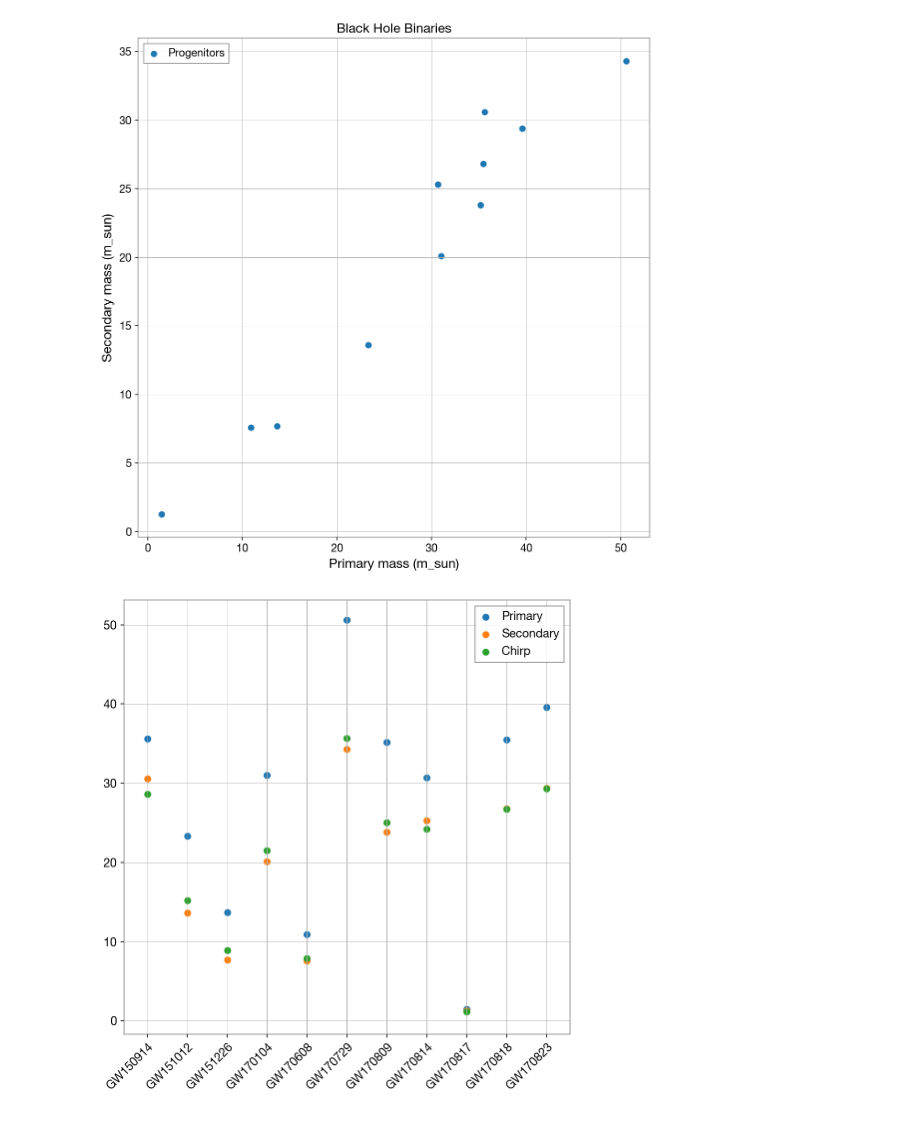
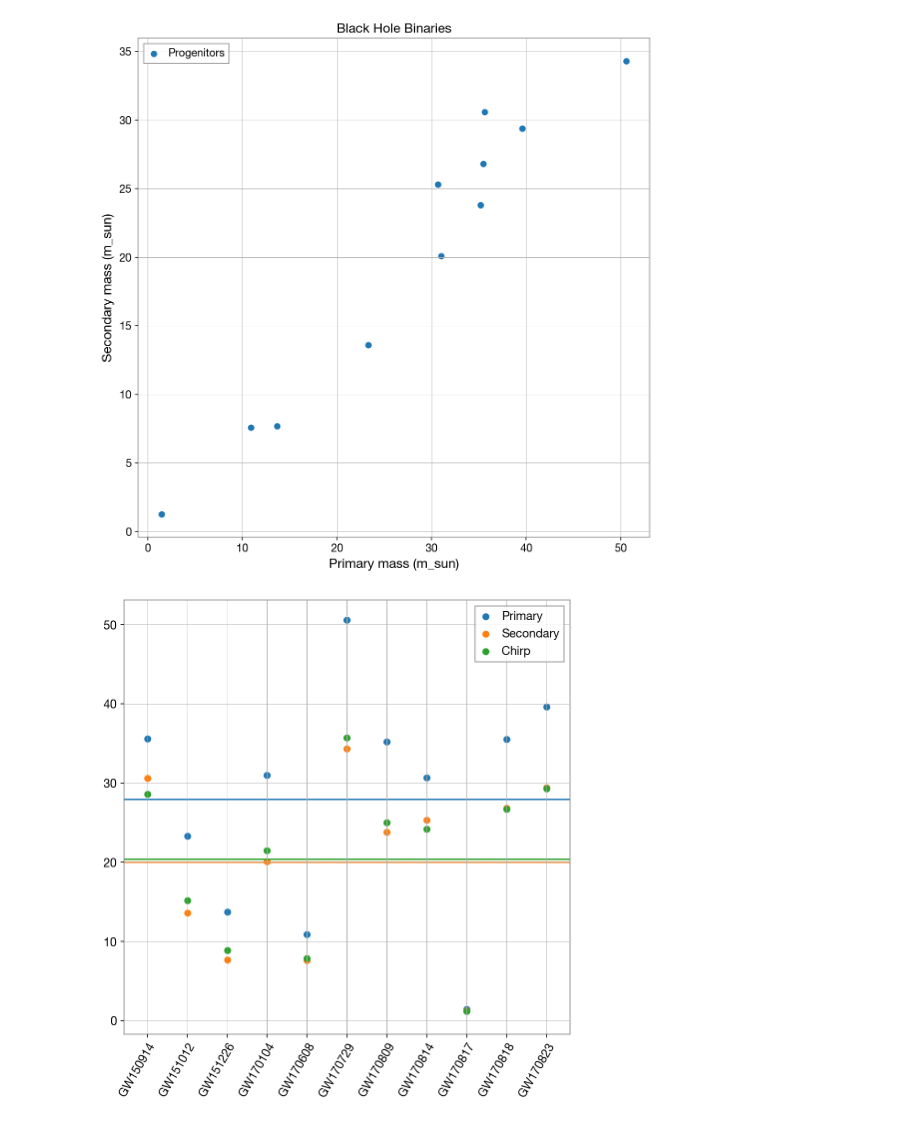
Before and after one commit to charlotteolsen/astrostats_GWproject, a Jupyter notebook: GW_project.ipynb, the cells around one changed output. Cells and saved outputs as stored; diff of their text form; code cells hidden in the pictures.

```diff
--- a/GW_project.ipynb
+++ b/GW_project.ipynb
@@ -305,12 +305,21 @@ plt.legend()
 <matplotlib.legend.Legend at 0x...>
 [figure]
 # %%
+p_ave = np.mean(p_mass)
+s_ave = np.mean(s_mass)
+c_ave = np.mean(c_mass)
+
 fig, ax = plt.subplots(figsize = (8,8))
 ax.scatter(eventlist,p_mass, label = 'Primary')
 ax.scatter(eventlist,s_mass, label = 'Secondary')
 ax.scatter(eventlist,c_mass, label = 'Chirp')
+
+ax.axhline(p_ave, color = 'C0')
+ax.axhline(s_ave, color = 'C1')
+ax.axhline(c_ave, color = 'C2')
+
 ax.legend()
-plt.setp(ax.get_xticklabels(), rotation=45, ha="right",
+plt.setp(ax.get_xticklabels(), rotation=60, ha="right",
          rotation_mode="anchor");
 # %% [output]
-[figure, old version]
+[figure, new version]
```
